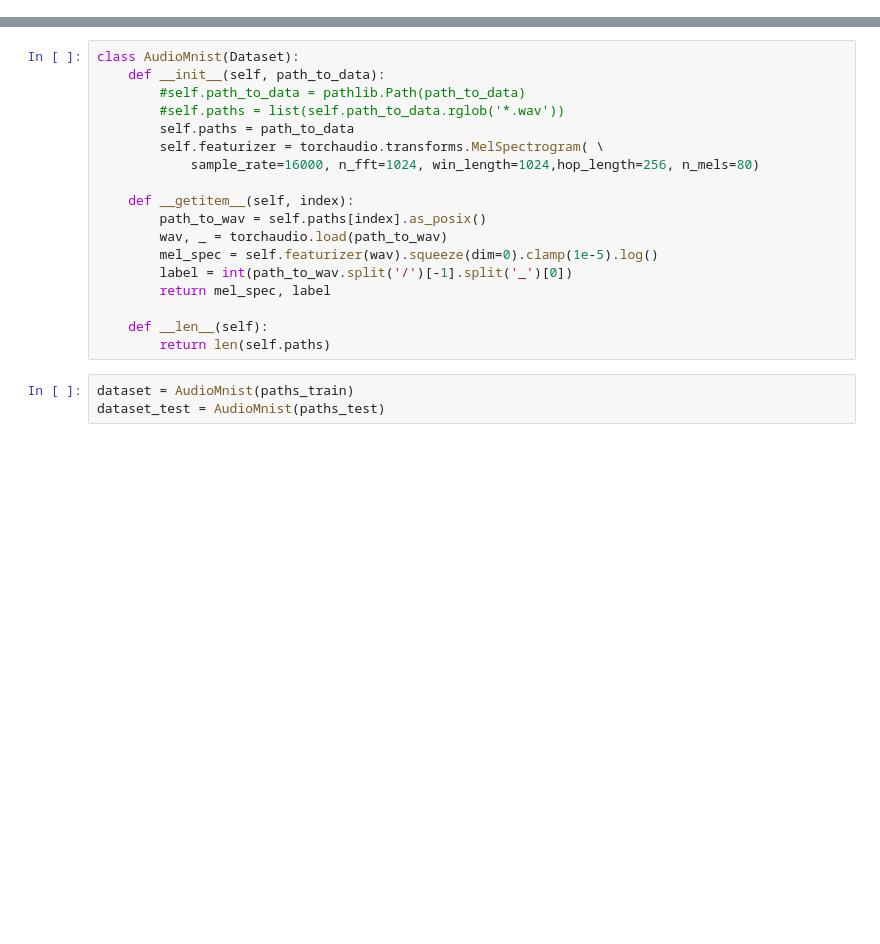
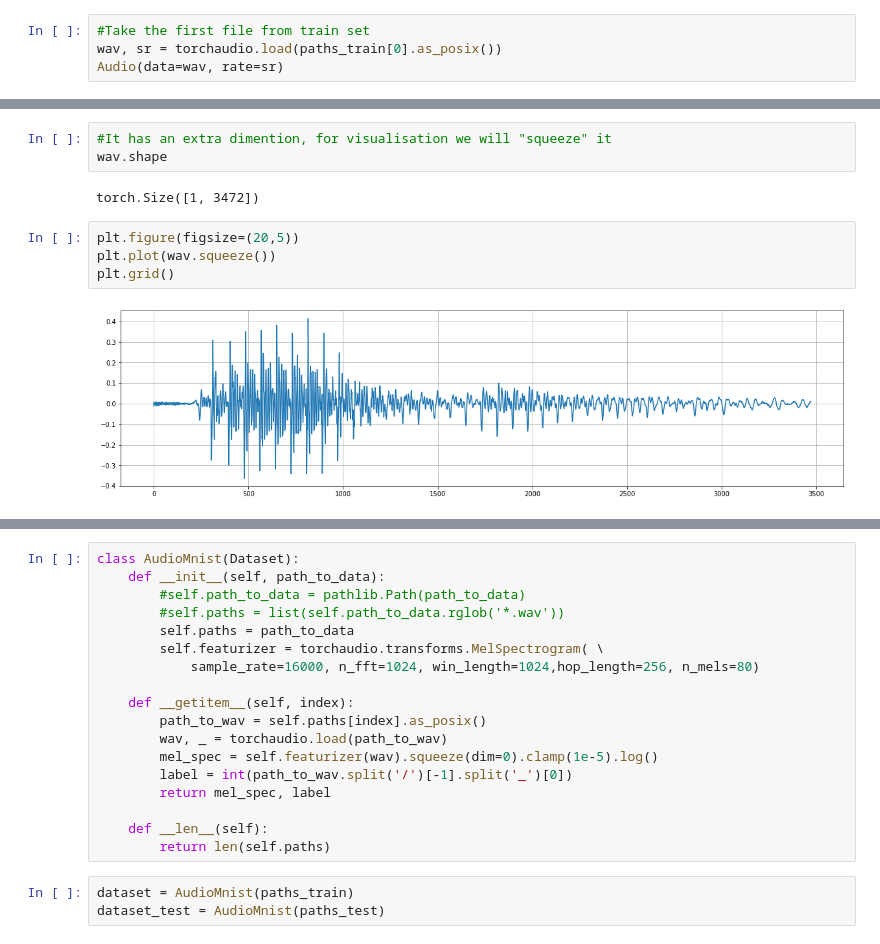
Before and after one commit to anton-selitskiy/NN_Tutorial, a Jupyter notebook: Tutorial3.ipynb, the cells around one changed output, grey strips where cells are left out. Saved outputs shown, nothing was run; the diff lists cells and outputs as text; blank space fills up the shorter version.

```diff
--- a/Tutorial3.ipynb
+++ b/Tutorial3.ipynb
@@ -33,0 +58,4 @@ paths_test = [paths[i] for  i in test_indexes]
+# %%
+#Take the first file from train set
+wav, sr = torchaudio.load(paths_train[0].as_posix())
+Audio(data=wav, rate=sr)
@@ -33,0 +64,11 @@ paths_test = [paths[i] for  i in test_indexes]
+# %%
+#It has an extra dimention, for visualisation we will "squeeze" it
+wav.shape
+# %% [output]
+torch.Size([1, 3472])
+# %%
+plt.figure(figsize=(20,5))
+plt.plot(wav.squeeze())
+plt.grid()
+# %% [output]
+[figure, added]
```
Also changed, not shown: parts of 56 cells of this notebook.
